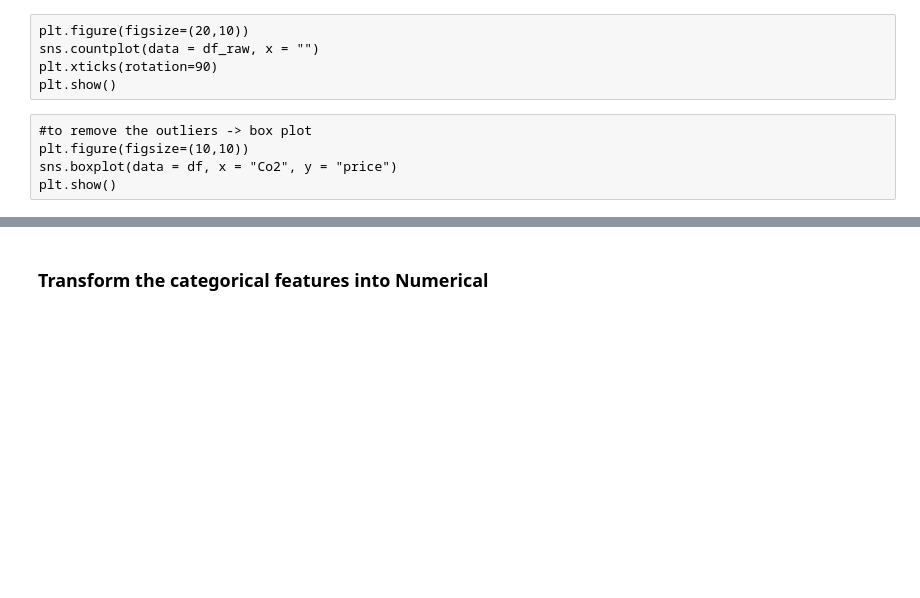
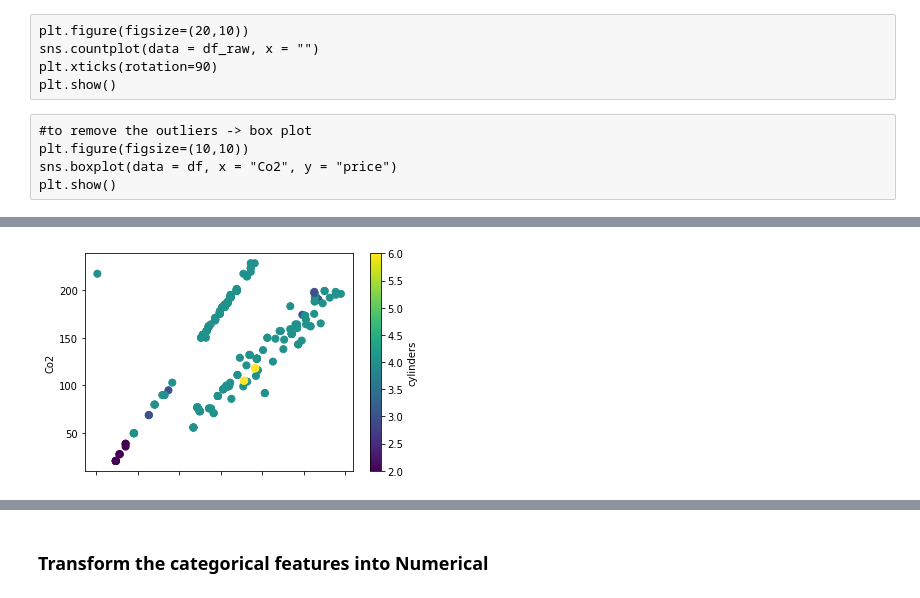
Before and after one commit to filcec/CLTV-project-, a Jupyter notebook: ML A.Luchi & F.Ceccarani-Copy1.ipynb, the cells around one changed output, grey strips where cells are left out. Cells and saved outputs as stored; diff of their text form; code cells hidden in the pictures; blank space fills up the shorter version.

```diff
--- a/ML A.Luchi & F.Ceccarani-Copy1.ipynb
+++ b/ML A.Luchi & F.Ceccarani-Copy1.ipynb
@@ -889,0 +913,5 @@ plt.show()
+# %%
+# The veichle with score 10 have a range between 2.0 and 6.0 cylindric
+Score_10_df.plot.scatter(x="Barrels", y="Co2", c = "cylinders", cmap="viridis", s=50);
+# %% [output]
+[figure, added]
```
Also changed, not shown: parts of 29 cells of this notebook.
